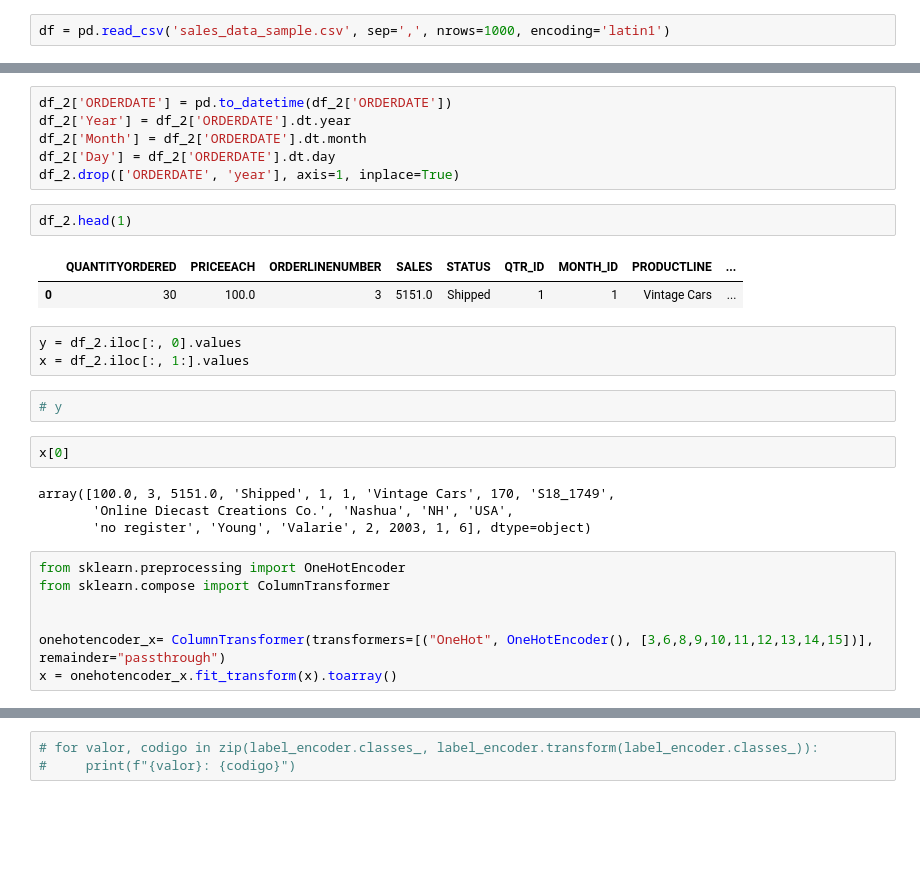
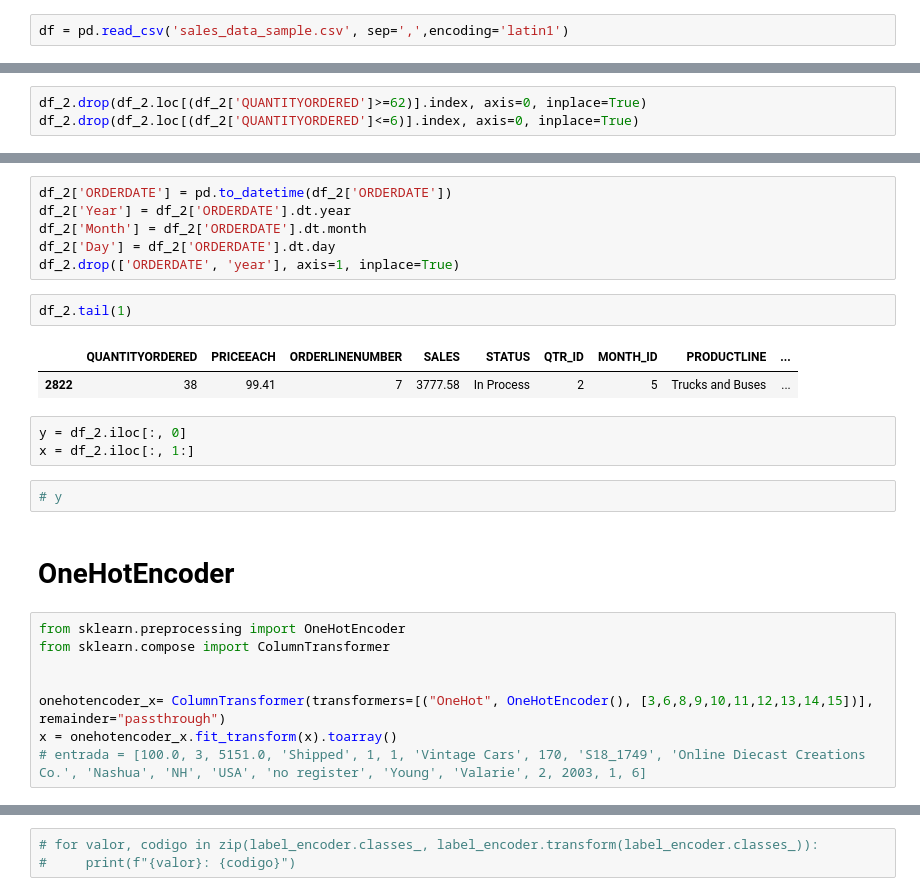
Before and after one commit to Kaio-Gaspar/Previs-o-de-vendas, a Jupyter notebook: sales_pred/main.ipynb, the cells around one changed output, grey strips where cells are left out. Cells and saved outputs as stored; diff of their text form; blank space fills up the shorter version.

```diff
--- a/sales_pred/main.ipynb
+++ b/sales_pred/main.ipynb
@@ -2,7 +2,7 @@
 import pandas as pd
 pd.set_option('display.max_columns', 25)
 # %%
-df = pd.read_csv('sales_data_sample.csv', sep=',', nrows=1000, encoding='latin1')
+df = pd.read_csv('sales_data_sample.csv', sep=',',encoding='latin1')
 # %%
 df.shape
 # %% [output]
@@ -482,3 +484,6 @@ df_2.tail()
+# %%
+df_2.drop(df_2.loc[(df_2['QUANTITYORDERED']>=62)].index, axis=0, inplace=True)
+df_2.drop(df_2.loc[(df_2['QUANTITYORDERED']<=6)].index, axis=0, inplace=True)
 # %%
 df_2.drop('ORDERNUMBER', axis=1, inplace=True)
 # %%
@@ -488,21 +493,17 @@ df_2['Month'] = df_2['ORDERDATE'].dt.month
 df_2['Day'] = df_2['ORDERDATE'].dt.day
 df_2.drop(['ORDERDATE', 'year'], axis=1, inplace=True)
 # %%
-df_2.head(1)
+df_2.tail(1)
 # %% [output]
 |  | QUANTITYORDERED | PRICEEACH | ORDERLINENUMBER | SALES | STATUS | QTR_ID | MONTH_ID | PRODUCTLINE | ... |
-| 0 | 30 | 100.0 | 3 | 5151.0 | Shipped | 1 | 1 | Vintage Cars | ... |
+| 2822 | 38 | 99.41 | 7 | 3777.58 | In Process | 2 | 5 | Trucks and Buses | ... |
 # %%
-y = df_2.iloc[:, 0].values
-x = df_2.iloc[:, 1:].values
+y = df_2.iloc[:, 0]
+x = df_2.iloc[:, 1:]
 # %%
 # y
-# %%
-x[0]
-# %% [output]
-array([100.0, 3, 5151.0, 'Shipped', 1, 1, 'Vintage Cars', 170, 'S18_1749',
-       'Online Diecast Creations Co.', 'Nashua', 'NH', 'USA',
-       'no register', 'Young', 'Valarie', 2, 2003, 1, 6], dtype=object)
+# %% [markdown]
+<h1>OneHotEncoder
 # %%
 from sklearn.preprocessing import OneHotEncoder
 from sklearn.compose import ColumnTransformer
@@ -510,6 +511,7 @@ from sklearn.compose import ColumnTransformer
 
 onehotencoder_x= ColumnTransformer(transformers=[("OneHot", OneHotEncoder(), [3,6,8,9,10,11,12,13,14,15])], remainder="passthrough")
 x = onehotencoder_x.fit_transform(x).toarray()
+# entrada = [100.0, 3, 5151.0, 'Shipped', 1, 1, 'Vintage Cars', 170, 'S18_1749', 'Online Diecast Creations Co.', 'Nashua', 'NH', 'USA', 'no register', 'Young', 'Valarie', 2, 2003, 1, 6]
 # %%
 x,y
 # %% [output]
```
Also changed, not shown: parts of 33 cells of this notebook, 1 other file.
